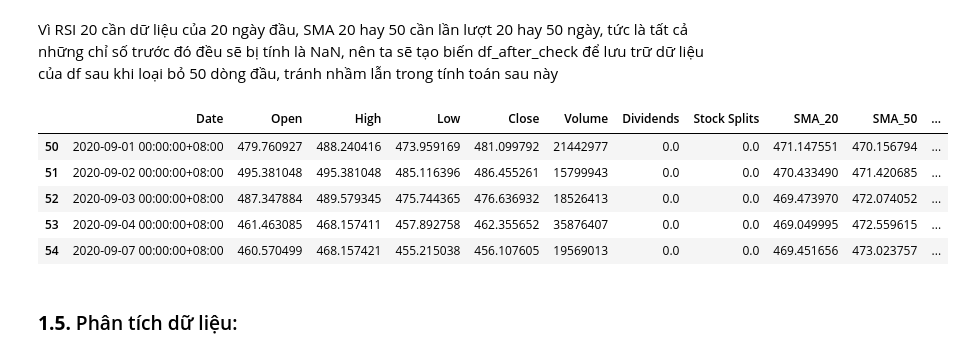
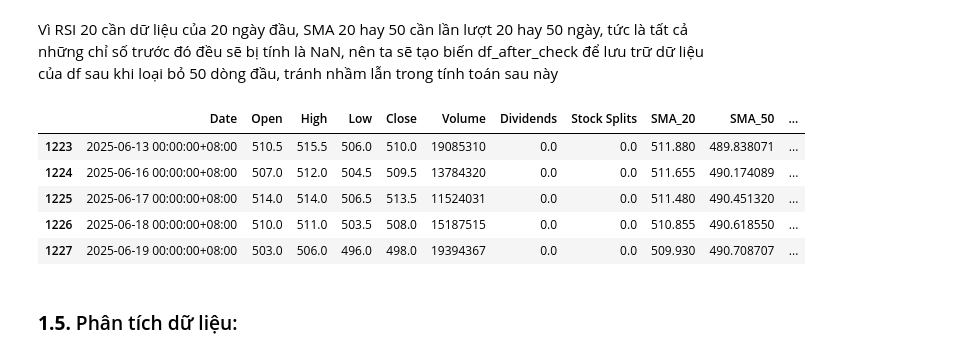
Before and after one commit to giang2011-ai/final_exam, a Jupyter notebook: final_exam.ipynb, the cells around one changed output. Drawn from its saved outputs; the diff is of its cells as text; code cells hidden in the pictures.

```diff
--- a/final_exam.ipynb
+++ b/final_exam.ipynb
@@ -205,14 +221,14 @@ Vì RSI 20 cần dữ liệu của 20 ngày đầu, SMA 20 hay 50 cần lần l
 # %%
 df_after_check = df.iloc[50:]
 df_after_check.to_csv("tencent_stock_data_after_checked.csv", index=False, encoding="utf-8-sig")
-df_after_check.head()
+df_after_check.tail()
 # %% [output]
 |  | Date | Open | High | Low | Close | Volume | Dividends | Stock Splits | SMA_20 | SMA_50 | ... |
-| 50 | 2020-09-01 00:00:00+08:00 | 479.760927 | 488.240416 | 473.959169 | 481.099792 | 21442977 | 0.0 | 0.0 | 471.147551 | 470.156794 | ... |
-| 51 | 2020-09-02 00:00:00+08:00 | 495.381048 | 495.381048 | 485.116396 | 486.455261 | 15799943 | 0.0 | 0.0 | 470.433490 | 471.420685 | ... |
-| 52 | 2020-09-03 00:00:00+08:00 | 487.347884 | 489.579345 | 475.744365 | 476.636932 | 18526413 | 0.0 | 0.0 | 469.473970 | 472.074052 | ... |
-| 53 | 2020-09-04 00:00:00+08:00 | 461.463085 | 468.157411 | 457.892758 | 462.355652 | 35876407 | 0.0 | 0.0 | 469.049995 | 472.559615 | ... |
-| 54 | 2020-09-07 00:00:00+08:00 | 460.570499 | 468.157421 | 455.215038 | 456.107605 | 19569013 | 0.0 | 0.0 | 469.451656 | 473.023757 | ... |
+| 1223 | 2025-06-13 00:00:00+08:00 | 510.5 | 515.5 | 506.0 | 510.0 | 19085310 | 0.0 | 0.0 | 511.880 | 489.838071 | ... |
+| 1224 | 2025-06-16 00:00:00+08:00 | 507.0 | 512.0 | 504.5 | 509.5 | 13784320 | 0.0 | 0.0 | 511.655 | 490.174089 | ... |
+| 1225 | 2025-06-17 00:00:00+08:00 | 514.0 | 514.0 | 506.5 | 513.5 | 11524031 | 0.0 | 0.0 | 511.480 | 490.451320 | ... |
+| 1226 | 2025-06-18 00:00:00+08:00 | 510.0 | 511.0 | 503.5 | 508.0 | 15187515 | 0.0 | 0.0 | 510.855 | 490.618550 | ... |
+| 1227 | 2025-06-19 00:00:00+08:00 | 503.0 | 506.0 | 496.0 | 498.0 | 19394367 | 0.0 | 0.0 | 509.930 | 490.708707 | ... |
 # %% [markdown]
 ### **1.5.** Phân tích dữ liệu:
 # %% [markdown]
```
Also changed, not shown: parts of 10 cells of this notebook, 2 other files.
